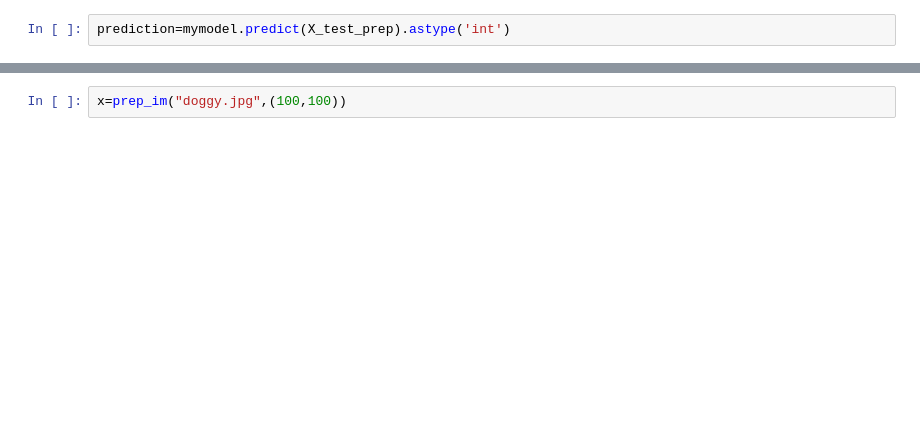
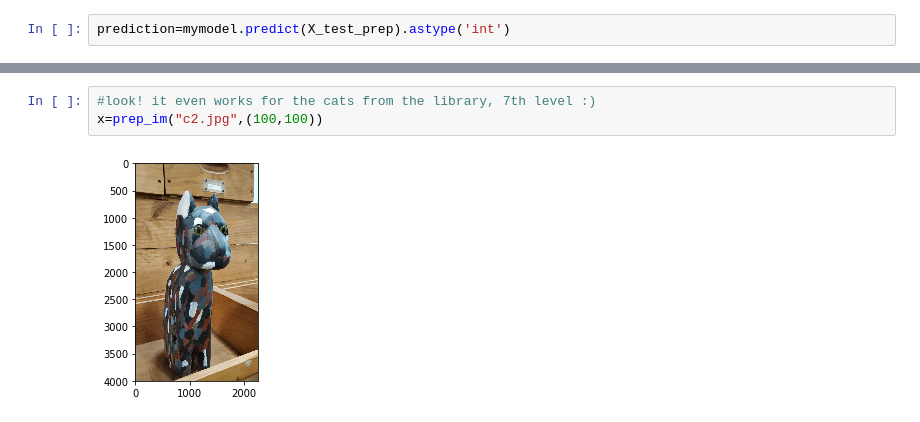
Before and after one commit to MenshikovDmitry/cv_workshop, a Jupyter notebook: Deep Workshop.ipynb, the cells around one changed output, grey strips where cells are left out. Drawn from its saved outputs; the diff is of its cells as text; blank space fills up the shorter version.

```diff
--- a/Deep Workshop.ipynb
+++ b/Deep Workshop.ipynb
@@ -222,5 +229,8 @@ plt.show()
-# %%
-x=prep_im("doggy.jpg",(100,100))
+# %%
+#look! it even works for the cats from the library, 7th level :)
+x=prep_im("c2.jpg",(100,100))
+# %% [output]
+[figure, added]
 # %%
 mymodel.predict(x)
 # %% [output]
```
Also changed, not shown: parts of 19 cells of this notebook, 2 other files.
